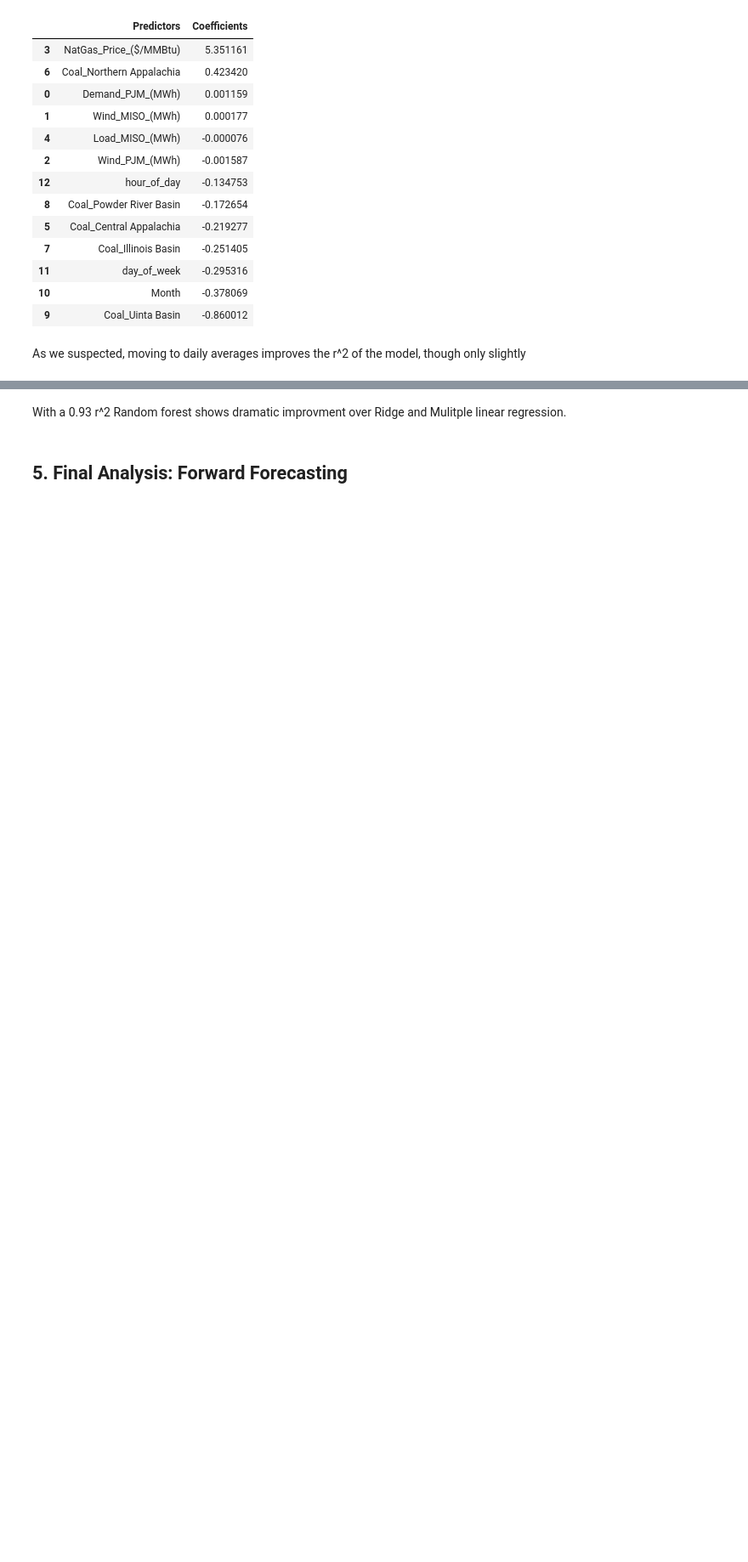
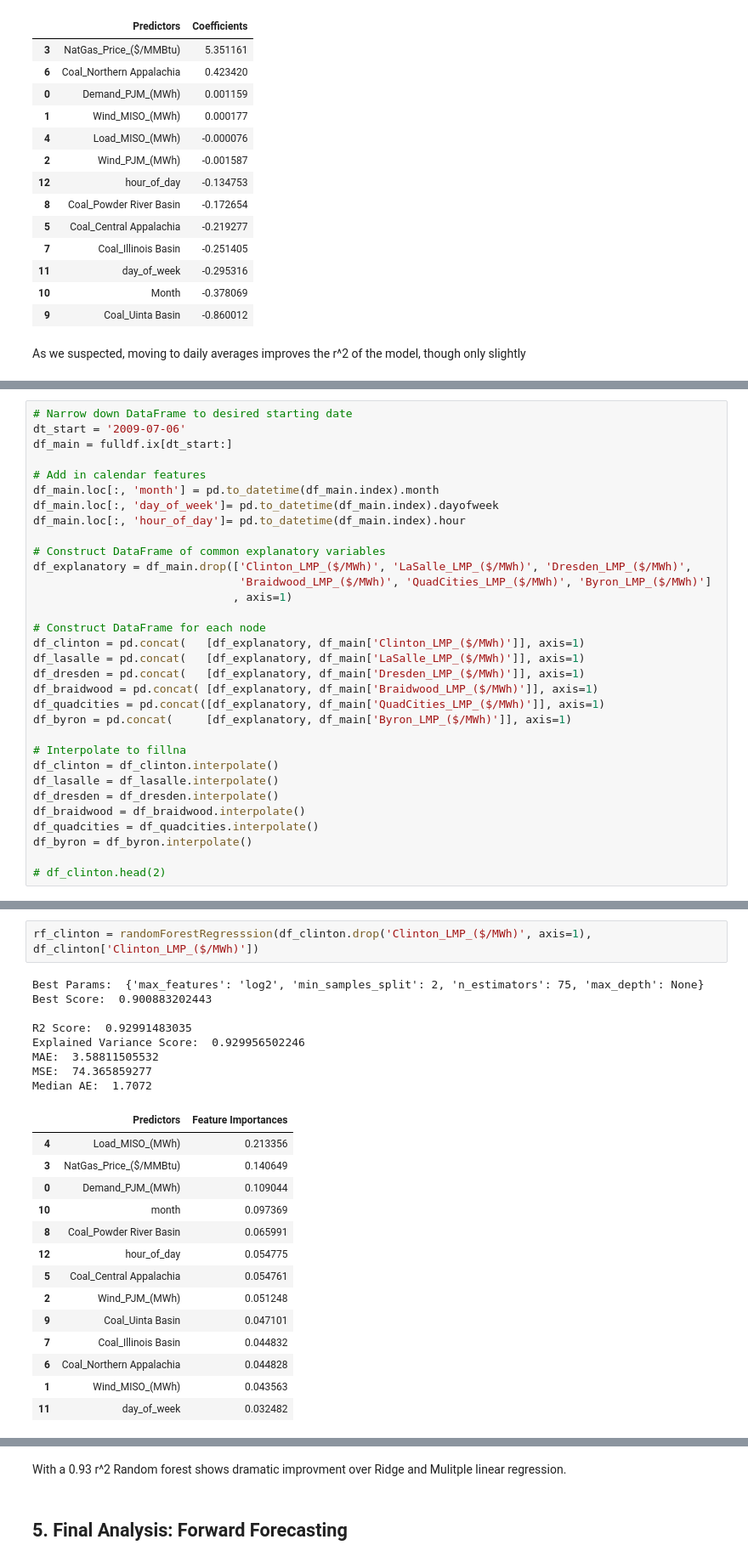
Before and after one commit to dannychua/Electricity-Price-Predictor, a Jupyter notebook: Process Book.ipynb, the cells around one changed output, grey strips where cells are left out. Shown at 85% size. Drawn from its saved outputs; the diff is of its cells as text; blank space fills up the shorter version.

```diff
--- a/Process Book.ipynb
+++ b/Process Book.ipynb
@@ -610,0 +617,32 @@ As we suspected, moving to daily averages improves the r^2 of the model, though
+# %%
+# Narrow down DataFrame to desired starting date
+dt_start = '2009-07-06'
+df_main = fulldf.ix[dt_start:]
+
+# Add in calendar features
+df_main.loc[:, 'month'] = pd.to_datetime(df_main.index).month
+df_main.loc[:, 'day_of_week']= pd.to_datetime(df_main.index).dayofweek
+df_main.loc[:, 'hour_of_day']= pd.to_datetime(df_main.index).hour
+
+# Construct DataFrame of common explanatory variables
+df_explanatory = df_main.drop(['Clinton_LMP_($/MWh)', 'LaSalle_LMP_($/MWh)', 'Dresden_LMP_($/MWh)',
+                               'Braidwood_LMP_($/MWh)', 'QuadCities_LMP_($/MWh)', 'Byron_LMP_($/MWh)']
+                              , axis=1)
+
+# Construct DataFrame for each node
+df_clinton = pd.concat(   [df_explanatory, df_main['Clinton_LMP_($/MWh)']], axis=1)
+df_lasalle = pd.concat(   [df_explanatory, df_main['LaSalle_LMP_($/MWh)']], axis=1)
+df_dresden = pd.concat(   [df_explanatory, df_main['Dresden_LMP_($/MWh)']], axis=1)
+df_braidwood = pd.concat( [df_explanatory, df_main['Braidwood_LMP_($/MWh)']], axis=1)
+df_quadcities = pd.concat([df_explanatory, df_main['QuadCities_LMP_($/MWh)']], axis=1)
+df_byron = pd.concat(     [df_explanatory, df_main['Byron_LMP_($/MWh)']], axis=1)
+
+# Interpolate to fillna
+df_clinton = df_clinton.interpolate()
+df_lasalle = df_lasalle.interpolate()
+df_dresden = df_dresden.interpolate()
+df_braidwood = df_braidwood.interpolate()
+df_quadcities = df_quadcities.interpolate()
+df_byron = df_byron.interpolate()
+
+# df_clinton.head(2)
@@ -683,0 +695,25 @@ Median AE:  1.6029
+# %%
+rf_clinton = randomForestRegresssion(df_clinton.drop('Clinton_LMP_($/MWh)', axis=1), df_clinton['Clinton_LMP_($/MWh)'])
+# %% [output]
+Best Params:  {'max_features': 'log2', 'min_samples_split': 2, 'n_estimators': 75, 'max_depth': None}
+Best Score:  0.900883202443
+
+R2 Score:  0.92991483035
+Explained Variance Score:  0.929956502246
+MAE:  3.58811505532
+MSE:  74.365859277
+Median AE:  1.7072
+|  | Predictors | Feature Importances |
+| 4 | Load_MISO_(MWh) | 0.213356 |
+| 3 | NatGas_Price_($/MMBtu) | 0.140649 |
+| 0 | Demand_PJM_(MWh) | 0.109044 |
+| 10 | month | 0.097369 |
+| 8 | Coal_Powder River Basin | 0.065991 |
+| 12 | hour_of_day | 0.054775 |
+| 5 | Coal_Central Appalachia | 0.054761 |
+| 2 | Wind_PJM_(MWh) | 0.051248 |
+| 9 | Coal_Uinta Basin | 0.047101 |
+| 7 | Coal_Illinois Basin | 0.044832 |
+| 6 | Coal_Northern Appalachia | 0.044828 |
+| 1 | Wind_MISO_(MWh) | 0.043563 |
+| 11 | day_of_week | 0.032482 |
```
Also changed, not shown: parts of 20 cells of this notebook.
